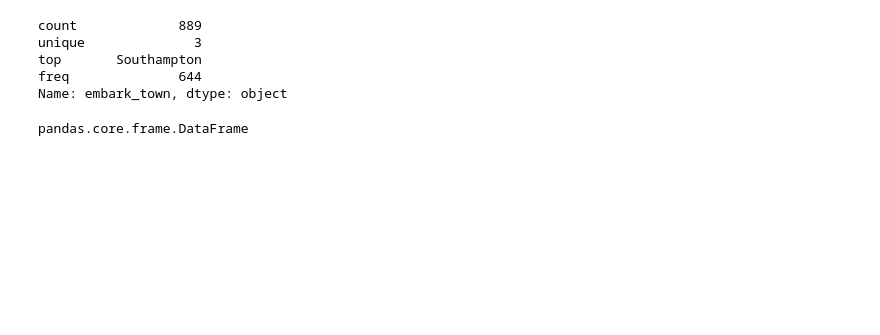
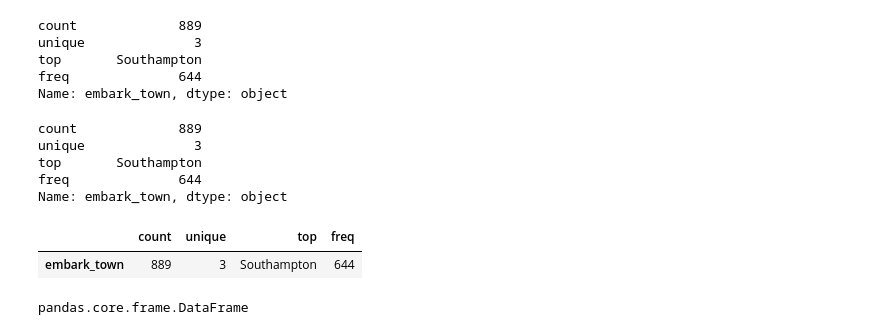
Before and after one commit to adsum-ss/pythonlibraries, a Jupyter notebook: Pandas/Pandas_Part_1/3_pd.DataFrames_Basics_(Attributes).ipynb, the cells around one changed output. Cells and saved outputs as stored; diff of their text form; code cells hidden in the pictures; blank space fills up the shorter version.

```diff
--- a/Pandas/Pandas Basics/pd.DataFrames Basics.ipynb
+++ b/Pandas/Pandas_Part_1/3_pd.DataFrames_Basics_(Attributes).ipynb
@@ -113,6 +146,20 @@ unique              3
 top       Southampton
 freq              644
 Name: embark_town, dtype: object
+# %%
+df["embark_town"].describe().transpose()
+# transpose or T: it transposes index and columns in DataFrame
+# %% [output]
+count             889
+unique              3
+top       Southampton
+freq              644
+Name: embark_town, dtype: object
+# %%
+df[["embark_town"]].describe().T
+# %% [output]
+|  | count | unique | top | freq |
+| embark_town | 889 | 3 | Southampton | 644 |
 # %%
 type(df)
 # %% [output]
```
Also changed, not shown: parts of 13 cells of this notebook, 27 other files.
